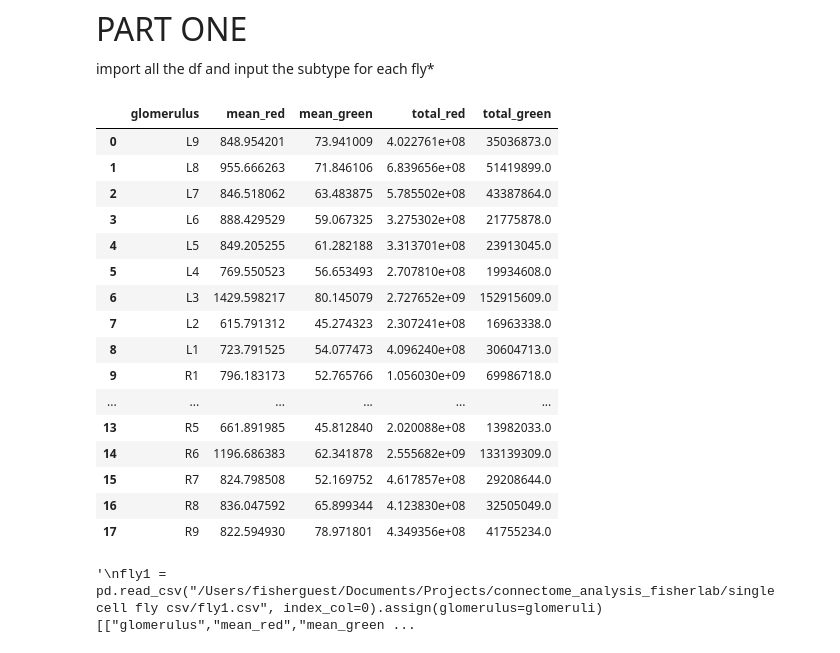
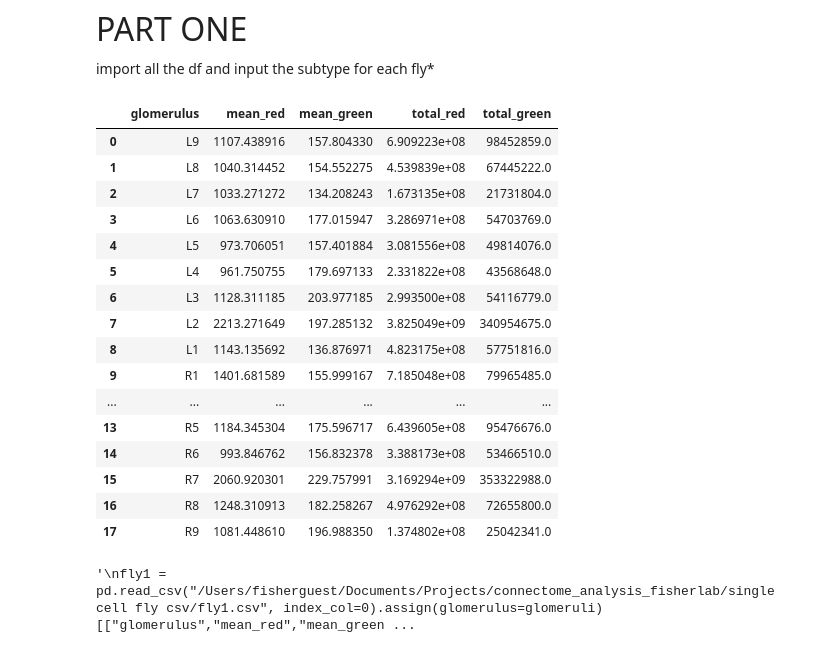
Before and after one commit to sansachenlelele/connectome_analysis_fisherlab, a Jupyter notebook: analysis_trend-25summer.ipynb, the cells around one changed output. Cells and saved outputs as stored; diff of their text form; code cells hidden in the pictures.

```diff
--- a/analysis_trend-25summer.ipynb
+++ b/analysis_trend-25summer.ipynb
@@ -52,7 +52,7 @@ glomeruli = ["L9","L8","L7","L6","L5","L4","L3","L2","L1",
 files = {
     "fly1": "/Users/fisherguest/Documents/Projects/connectome_analysis_fisherlab/mean signal value csv-25summer/fly1.csv",
     "fly2": "/Users/fisherguest/Documents/Projects/connectome_analysis_fisherlab/mean signal value csv-25summer/fly2.csv",
-    #"fly100": "/Users/fisherguest/Documents/Projects/connectome_analysis_fisherlab/mean signal value csv-25summer/fly2.csv"
+    "fly3": "/Users/fisherguest/Documents/Projects/connectome_analysis_fisherlab/mean signal value csv-25summer/fly3.csv"
 }
 # %%
 original = {
@@ -62,25 +62,25 @@ original = {
     for name, path in files.items()
 }
 # %%
-original["fly1"]
+original["fly3"]
 # %% [output]
 |  | glomerulus | mean_red | mean_green | total_red | total_green |
-| 0 | L9 | 848.954201 | 73.941009 | 4.022761e+08 | 35036873.0 |
-| 1 | L8 | 955.666263 | 71.846106 | 6.839656e+08 | 51419899.0 |
-| 2 | L7 | 846.518062 | 63.483875 | 5.785502e+08 | 43387864.0 |
-| 3 | L6 | 888.429529 | 59.067325 | 3.275302e+08 | 21775878.0 |
-| 4 | L5 | 849.205255 | 61.282188 | 3.313701e+08 | 23913045.0 |
-| 5 | L4 | 769.550523 | 56.653493 | 2.707810e+08 | 19934608.0 |
-| 6 | L3 | 1429.598217 | 80.145079 | 2.727652e+09 | 152915609.0 |
-| 7 | L2 | 615.791312 | 45.274323 | 2.307241e+08 | 16963338.0 |
-| 8 | L1 | 723.791525 | 54.077473 | 4.096240e+08 | 30604713.0 |
-| 9 | R1 | 796.183173 | 52.765766 | 1.056030e+09 | 69986718.0 |
+| 0 | L9 | 1107.438916 | 157.804330 | 6.909223e+08 | 98452859.0 |
+| 1 | L8 | 1040.314452 | 154.552275 | 4.539839e+08 | 67445222.0 |
+| 2 | L7 | 1033.271272 | 134.208243 | 1.673135e+08 | 21731804.0 |
+| 3 | L6 | 1063.630910 | 177.015947 | 3.286971e+08 | 54703769.0 |
+| 4 | L5 | 973.706051 | 157.401884 | 3.081556e+08 | 49814076.0 |
+| 5 | L4 | 961.750755 | 179.697133 | 2.331822e+08 | 43568648.0 |
+| 6 | L3 | 1128.311185 | 203.977185 | 2.993500e+08 | 54116779.0 |
+| 7 | L2 | 2213.271649 | 197.285132 | 3.825049e+09 | 340954675.0 |
+| 8 | L1 | 1143.135692 | 136.876971 | 4.823175e+08 | 57751816.0 |
+| 9 | R1 | 1401.681589 | 155.999167 | 7.185048e+08 | 79965485.0 |
 | ... | ... | ... | ... | ... | ... |
-| 13 | R5 | 661.891985 | 45.812840 | 2.020088e+08 | 13982033.0 |
-| 14 | R6 | 1196.686383 | 62.341878 | 2.555682e+09 | 133139309.0 |
-| 15 | R7 | 824.798508 | 52.169752 | 4.617857e+08 | 29208644.0 |
-| 16 | R8 | 836.047592 | 65.899344 | 4.123830e+08 | 32505049.0 |
-| 17 | R9 | 822.594930 | 78.971801 | 4.349356e+08 | 41755234.0 |
+| 13 | R5 | 1184.345304 | 175.596717 | 6.439605e+08 | 95476676.0 |
+| 14 | R6 | 993.846762 | 156.832378 | 3.388173e+08 | 53466510.0 |
+| 15 | R7 | 2060.920301 | 229.757991 | 3.169294e+09 | 353322988.0 |
+| 16 | R8 | 1248.310913 | 182.258267 | 4.976292e+08 | 72655800.0 |
+| 17 | R9 | 1081.448610 | 196.988350 | 1.374802e+08 | 25042341.0 |
 # %%
 # another (previous) way to open all cvs one by one
 '''
```
Also changed, not shown: parts of 7 cells of this notebook, 6 other files.
